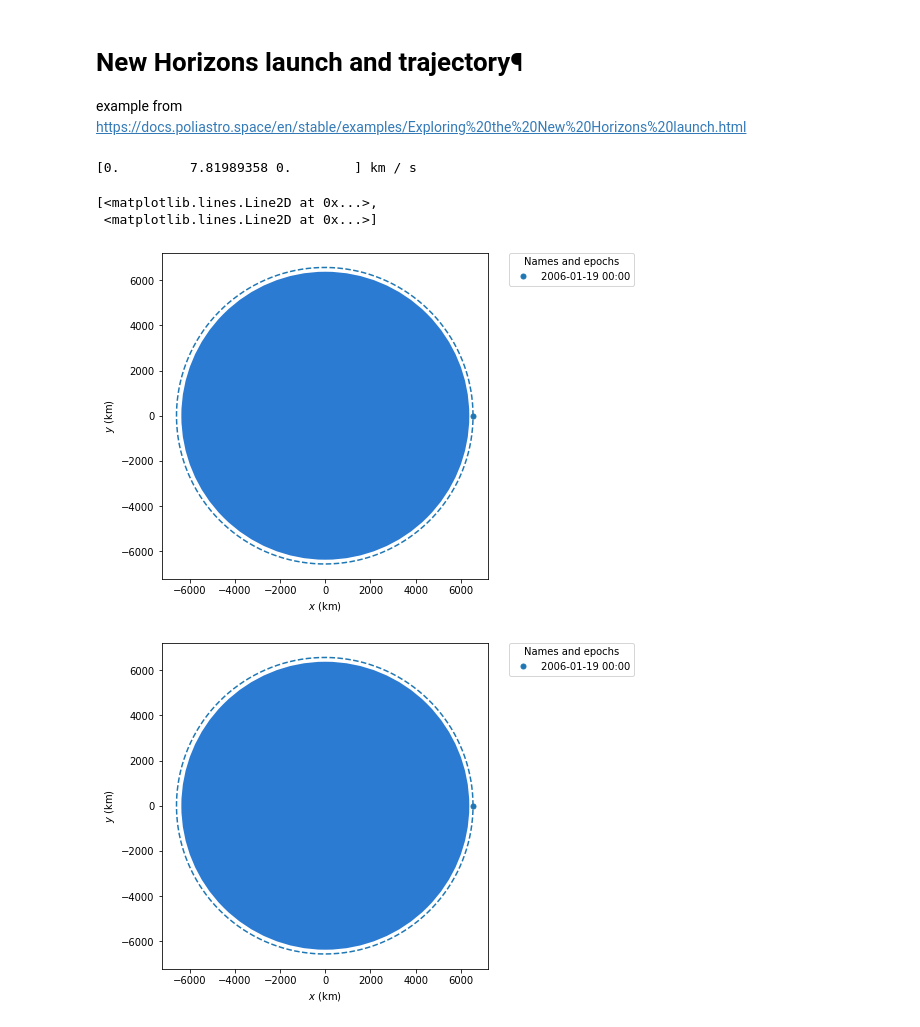
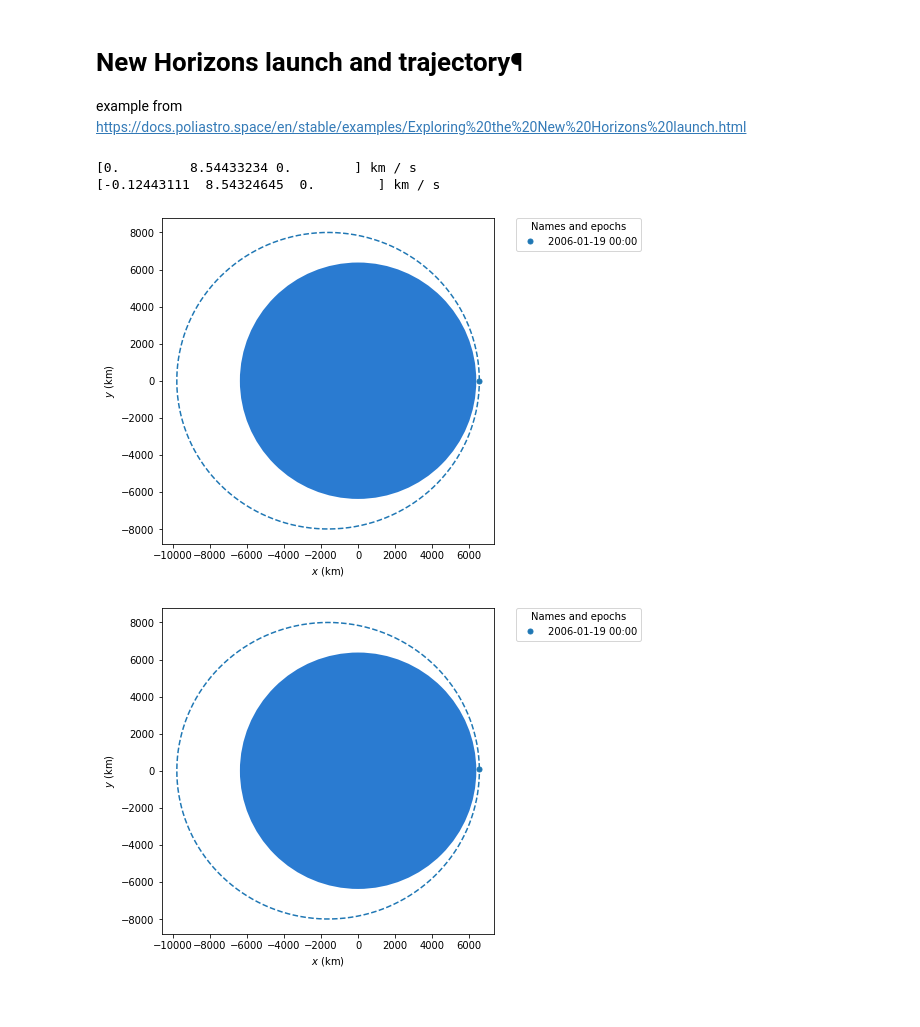
Before and after one commit to lukexyz/orbital, a Jupyter notebook: nbs/00_orbital.ipynb, the cells around one changed output. Saved outputs shown, nothing was run; the diff lists cells and outputs as text; code cells hidden in the pictures.

```diff
--- a/nbs/00_orbital.ipynb
+++ b/nbs/00_orbital.ipynb
@@ -113,31 +116,31 @@ from poliastro.twobody import Orbit
 from poliastro.util import norm
 # %%
 r_p = Earth.R + 165 * u.km
-r_a = Earth.R + 215 * u.km
+r_a = 1.5 * Earth.R + 215 * u.km
 
 a_parking = (r_p + r_a) / 2
 ecc_parking = 1 - r_p / a_parking
 
-parking = Orbit.from_classical(
-    Earth,
-    a_parking,
-    ecc_parking,
-    0 * u.deg,
-    0 * u.deg,
-    0 * u.deg,
-    0 * u.deg,  # We don't mind
-    time.Time("2006-01-19", scale="utc"),
-)
 
-print(parking.v)
-p = parking.plot()
-p
+def plot_orbit(i):
+    parking = Orbit.from_classical(
+        Earth,
+        a_parking,
+        ecc_parking,
+        0 * u.deg,
+        0 * u.deg,
+        0 * u.deg,
+        i * u.deg,  # We don't mind
+        time.Time("2006-01-19", scale="utc"),
+    )
+    print(parking.v)
+    return parking.plot()
+
+
+for i in range(2):
+    plot_orbit(i)
 # %% [output]
-[0.         7.81989358 0.        ] km / s
+[0.         8.54433234 0.        ] km / s
+[-0.12443111  8.54324645  0.        ] km / s
-[<matplotlib.lines.Line2D at 0x...>,
- <matplotlib.lines.Line2D at 0x...>]
-[figure, old version]
+[figure, new version]
+[figure, added]
-# %%
-p[0].figure
-# %% [output]
-[figure, removed]
```
Also changed, not shown: parts of 8 cells of this notebook, 3 other files.
